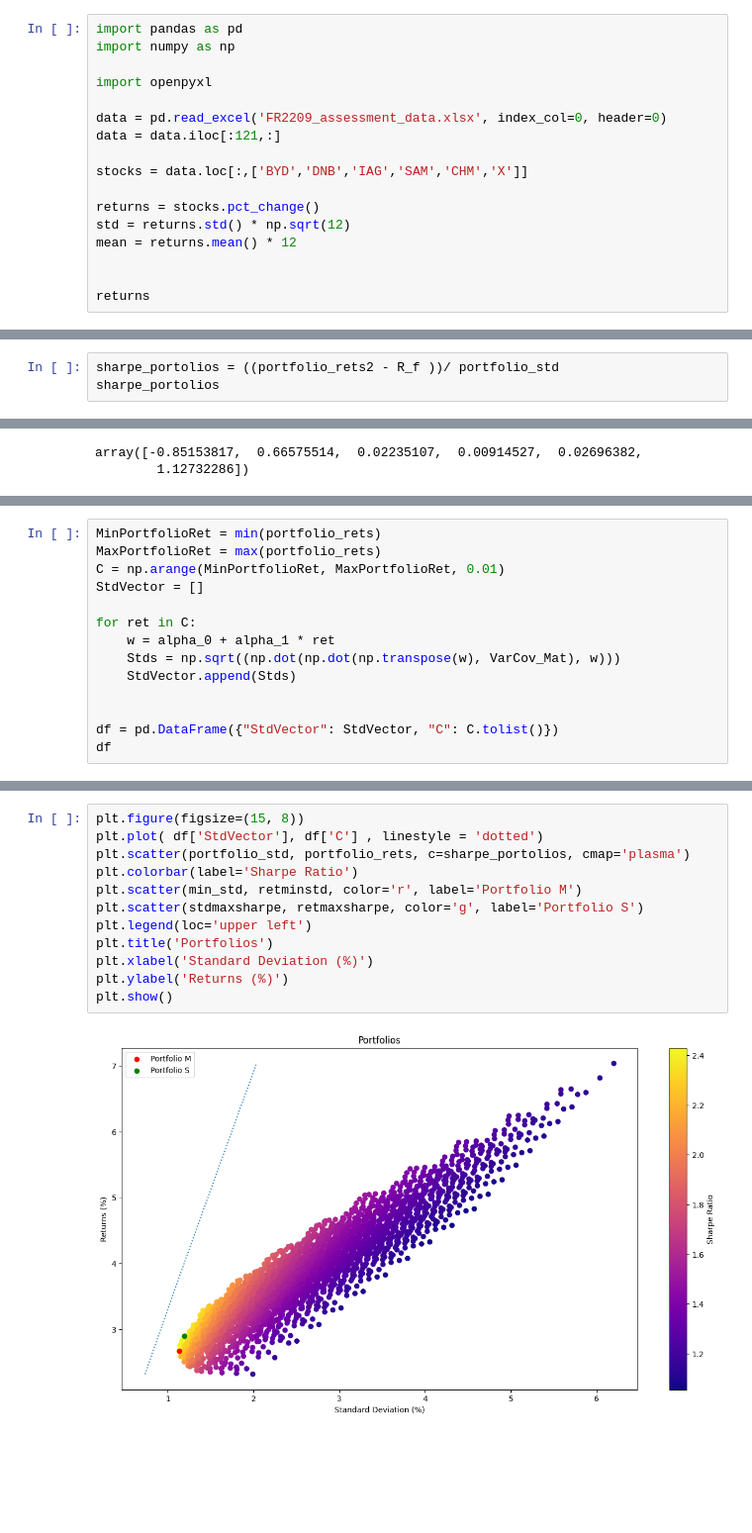
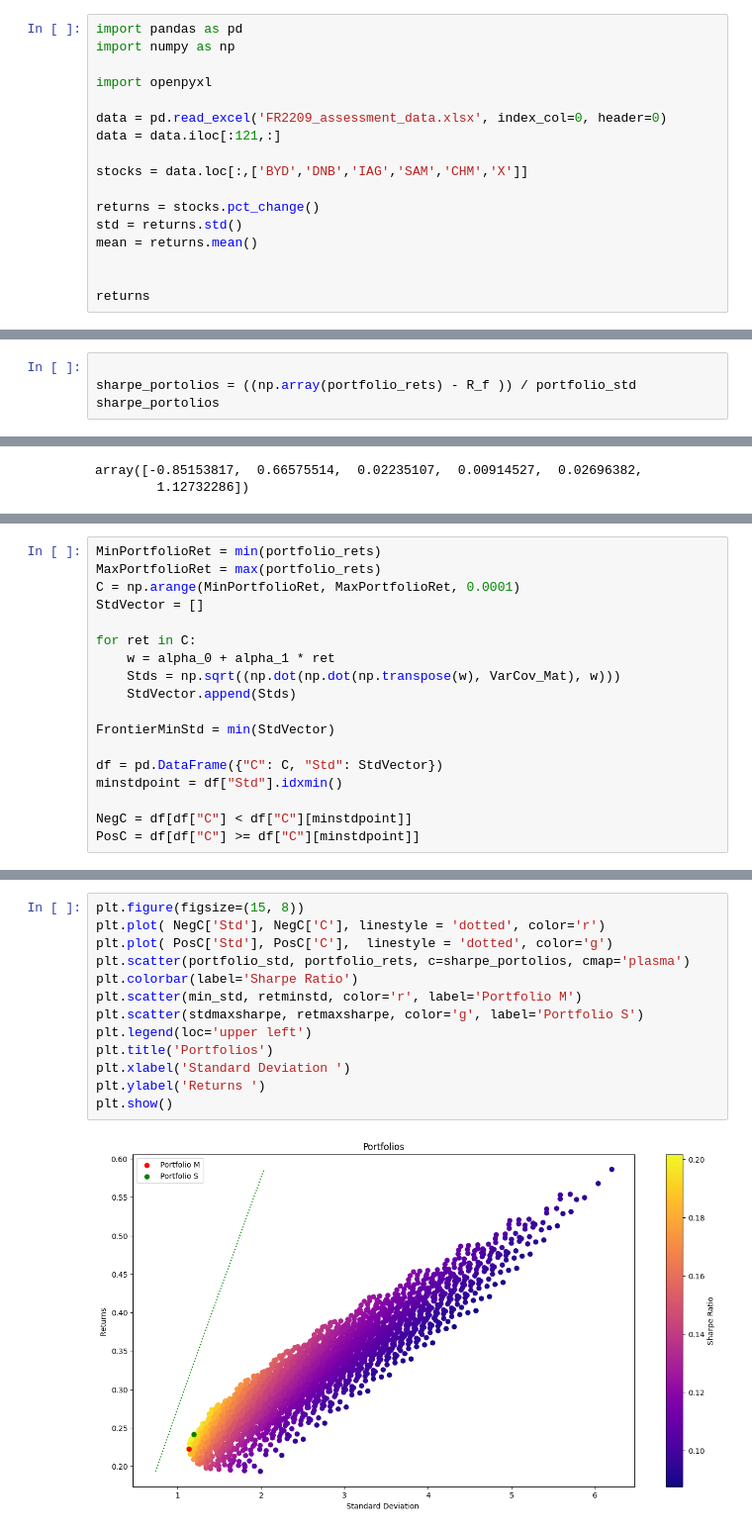
Before and after one commit to xwj0109/PTCW, a Jupyter notebook: MCrisk.ipynb, the cells around one changed output, grey strips where cells are left out. Shown at 99% size. Drawn from its saved outputs; the diff is of its cells as text; blank space fills up the shorter version.

```diff
--- a/MCrisk.ipynb
+++ b/MCrisk.ipynb
@@ -10,8 +10,8 @@ data = data.iloc[:121,:]
 stocks = data.loc[:,['BYD','DNB','IAG','SAM','CHM','X']]
 
 returns = stocks.pct_change()
-std = returns.std() * np.sqrt(12)
-mean = returns.mean() * 12
+std = returns.std()
+mean = returns.mean()
 
 
 returns
@@ -122,4 +127,5 @@ Text(0, 0.5, 'Returns')
 # %%
-sharpe_portolios = ((portfolio_rets2 - R_f ))/ portfolio_std
+
+sharpe_portolios = ((np.array(portfolio_rets) - R_f )) / portfolio_std
 sharpe_portolios
 # %% [output]
@@ -187,7 +193,7 @@ array([ 0.94098012, -1.40337511,  0.05685738,  0.04088417,  0.0593336 ,
 # %%
 MinPortfolioRet = min(portfolio_rets)
 MaxPortfolioRet = max(portfolio_rets)
-C = np.arange(MinPortfolioRet, MaxPortfolioRet, 0.01)
+C = np.arange(MinPortfolioRet, MaxPortfolioRet, 0.0001)
 StdVector = []
 
 for ret in C:
@@ -195,6 +201,10 @@ for ret in C:
     Stds = np.sqrt((np.dot(np.dot(np.transpose(w), VarCov_Mat), w)))
     StdVector.append(Stds)
 
+FrontierMinStd = min(StdVector)
 
-df = pd.DataFrame({"StdVector": StdVector, "C": C.tolist()})
-df
+df = pd.DataFrame({"C": C, "Std": StdVector})
+minstdpoint = df["Std"].idxmin()
+
+NegC = df[df["C"] < df["C"][minstdpoint]]
+PosC = df[df["C"] >= df["C"][minstdpoint]]
@@ -223,14 +271,15 @@ plt.show()
 # %%
 plt.figure(figsize=(15, 8))
-plt.plot( df['StdVector'], df['C'] , linestyle = 'dotted')
+plt.plot( NegC['Std'], NegC['C'], linestyle = 'dotted', color='r')
+plt.plot( PosC['Std'], PosC['C'],  linestyle = 'dotted', color='g')
 plt.scatter(portfolio_std, portfolio_rets, c=sharpe_portolios, cmap='plasma')
 plt.colorbar(label='Sharpe Ratio')
 plt.scatter(min_std, retminstd, color='r', label='Portfolio M')
 plt.scatter(stdmaxsharpe, retmaxsharpe, color='g', label='Portfolio S')
 plt.legend(loc='upper left')
 plt.title('Portfolios')
-plt.xlabel('Standard Deviation (%)')
-plt.ylabel('Returns (%)')
+plt.xlabel('Standard Deviation ')
+plt.ylabel('Returns ')
 plt.show()
 # %% [output]
-[figure, old version]
+[figure, new version]
```
Also changed, not shown: parts of 23 cells of this notebook.
